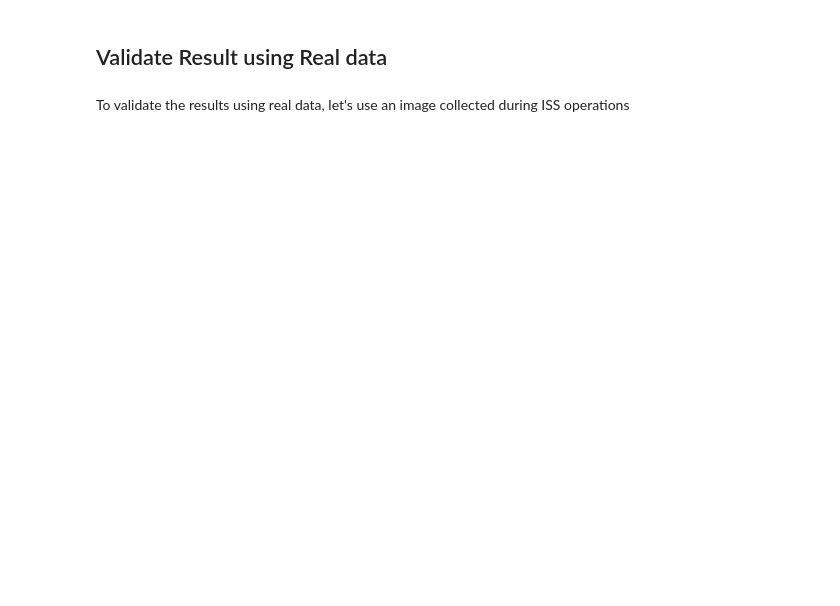
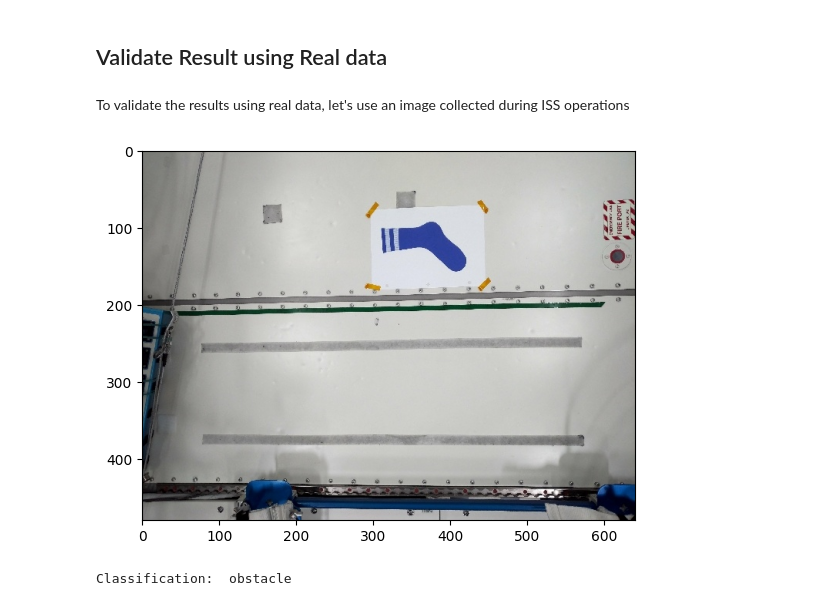
Before and after one commit to nasa/isaac, a Jupyter notebook: analyst/workspace/build_CNN_with_pytorch.ipynb, the cells around one changed output. Saved outputs shown, nothing was run; the diff lists cells and outputs as text; code cells hidden in the pictures; blank space fills up the shorter version.

```diff
--- a/analyst/workspace/build_CNN_with_pytorch.ipynb
+++ b/analyst/workspace/build_CNN_with_pytorch.ipynb
@@ -216,34 +260,37 @@ from torch import nn, optim
 from torchvision import datasets, models, transforms
 
 # Open and display image
-image = Image.open("data/bags/sock_iss.jpg")
+image = Image.open("/src/data/vent/sock_iss.jpg")
 imgplot = plt.imshow(image)
 plt.show()
 
 # Open model
 model = models.densenet121(pretrained=True)
 model.classifier = nn.Sequential(
     nn.Linear(1024, 256),
     nn.ReLU(),
     nn.Dropout(0.2),
     nn.Linear(256, 3),
     nn.LogSoftmax(dim=1),
 )
 model.load_state_dict(torch.load("model_cnn.pt"))
 model.eval()
 
 # Classify Image!
 test_transforms = transforms.Compose(
     [
         transforms.Resize(224),
         transforms.ToTensor(),
         transforms.Normalize([0.485, 0.456, 0.406], [0.229, 0.224, 0.225]),
     ]
 )
 image_tensor = test_transforms(image).float()
 image_tensor = image_tensor.unsqueeze_(0)
 output = model(image_tensor)
 
 # Print Result
 _, predicted = torch.max(output, 1)
 print("Classification: ", classes[predicted])
+# %% [output]
+[figure, added]
+Classification:  obstacle
```
Also changed, not shown: parts of 7 cells of this notebook, 8 other files.
